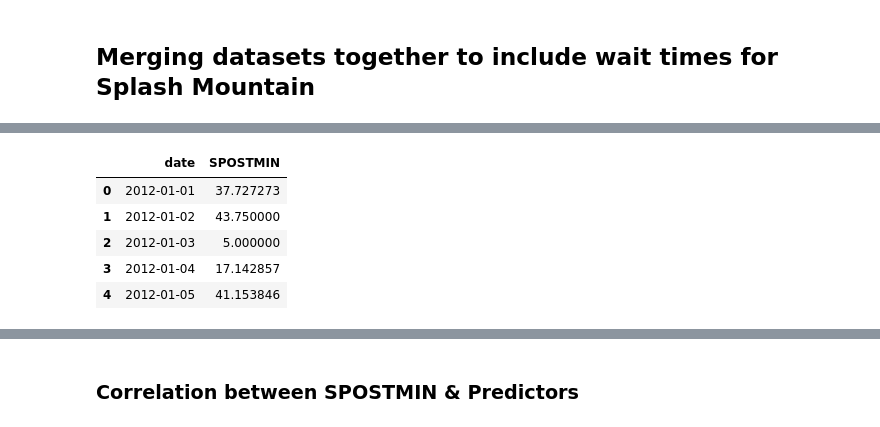
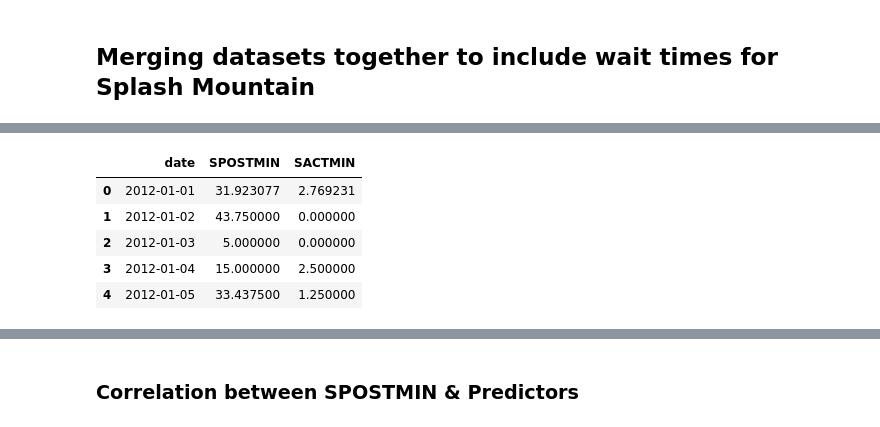
Before and after one commit to daviding11/Splash-Mountain-Wait-Time-Analysis, a Jupyter notebook: Exploratory_Analysis.ipynb, the cells around one changed output, grey strips where cells are left out. Saved outputs shown, nothing was run; the diff lists cells and outputs as text; code cells hidden in the pictures.

```diff
--- a/Exploratory_Analysis.ipynb
+++ b/Exploratory_Analysis.ipynb
@@ -35,12 +35,10 @@ meta.iloc[0:5, 0:10]
 | 3 | 01/04/2012 | NaN | 4 | 3 | 1 | 1 | 2012 | CHRISTMAS | ... |
 | 4 | 01/05/2012 | NaN | 5 | 4 | 1 | 1 | 2012 | CHRISTMAS | ... |
 # %%
-# Dropping sactmin from magic world rides, then dropping NaN from spostmin
-
 # Drop rows where wait time is not available (-999)
 pirates = pirates[pirates.SPOSTMIN > 0]
 seven_dwarfs = seven_dwarfs[seven_dwarfs.SPOSTMIN > 0]
-splash = splash[splash.SPOSTMIN > 0]
+splash = splash[(splash.SPOSTMIN > 0) | (splash.SACTMIN > 0)]
 
 splash.head() #has posted minutes for each ride
 # %% [output]
@@ -72,20 +70,20 @@ meta_splash.head()
 # %%
 #Getting average wait times per day:
 
-#find all posted wait times by day in meta_splash
-sum_by_day = meta_splash.groupby('date')['SPOSTMIN'].mean()
+#find all posted/actual wait times by day in meta_splash
+sum_by_day = meta_splash.groupby('date')[('SPOSTMIN','SACTMIN')].mean()
 #reset index to create dataframe columns
 sum_by_day = sum_by_day.reset_index()
-sum_by_day = pd.DataFrame(sum_by_day,columns=['date','SPOSTMIN'])
+#sum_by_day = pd.DataFrame(sum_by_day,columns=['date','SPOSTMIN'])
 
 sum_by_day.head()
 # %% [output]
-|  | date | SPOSTMIN |
-| 0 | 2012-01-01 | 37.727273 |
-| 1 | 2012-01-02 | 43.750000 |
-| 2 | 2012-01-03 | 5.000000 |
-| 3 | 2012-01-04 | 17.142857 |
-| 4 | 2012-01-05 | 41.153846 |
+|  | date | SPOSTMIN | SACTMIN |
+| 0 | 2012-01-01 | 31.923077 | 2.769231 |
+| 1 | 2012-01-02 | 43.750000 | 0.000000 |
+| 2 | 2012-01-03 | 5.000000 | 0.000000 |
+| 3 | 2012-01-04 | 15.000000 | 2.500000 |
+| 4 | 2012-01-05 | 33.437500 | 1.250000 |
 # %%
 #Merging these wait times back into meta dataset and fill 0 for NA
 #For splash
```
Also changed, not shown: parts of 36 cells of this notebook, 1 other file.
